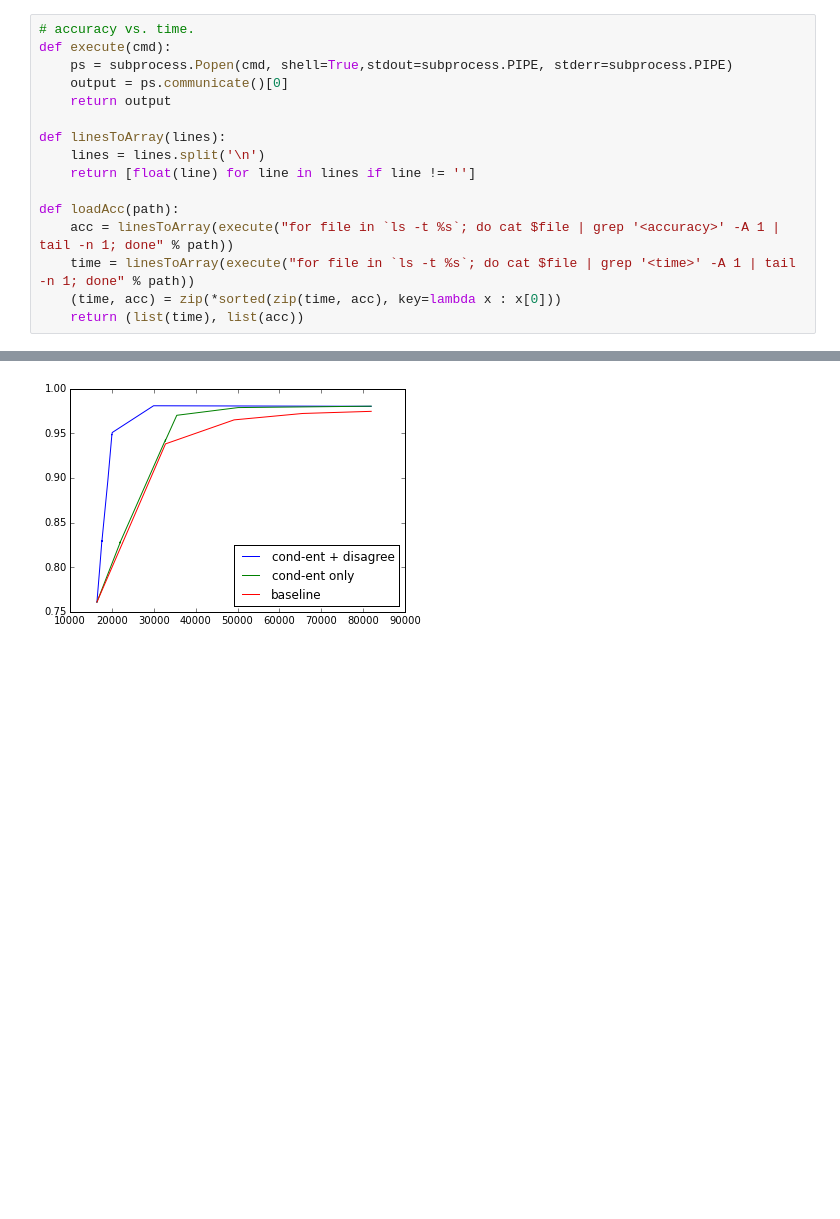
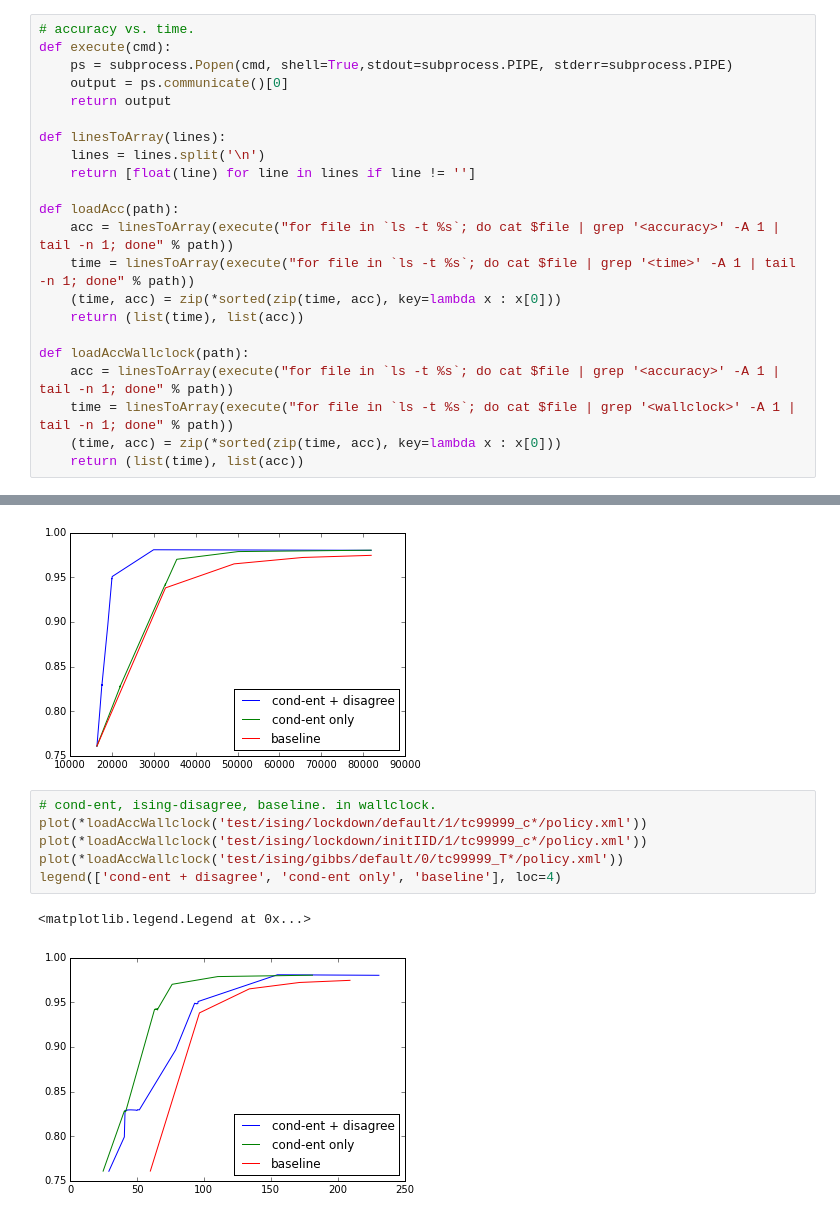
Before and after one commit to strin/HeteroSampler, a Jupyter notebook: plot_ising.ipynb, the cells around one changed output, grey strips where cells are left out. Saved outputs shown, nothing was run; the diff lists cells and outputs as text; blank space fills up the shorter version.

```diff
--- a/plot_ising.ipynb
+++ b/plot_ising.ipynb
@@ -90,6 +90,12 @@ def loadAcc(path):
     time = linesToArray(execute("for file in `ls -t %s`; do cat $file | grep '<time>' -A 1 | tail -n 1; done" % path))
     (time, acc) = zip(*sorted(zip(time, acc), key=lambda x : x[0]))
     return (list(time), list(acc))
+
+def loadAccWallclock(path):
+    acc = linesToArray(execute("for file in `ls -t %s`; do cat $file | grep '<accuracy>' -A 1 | tail -n 1; done" % path))
+    time = linesToArray(execute("for file in `ls -t %s`; do cat $file | grep '<wallclock>' -A 1 | tail -n 1; done" % path))
+    (time, acc) = zip(*sorted(zip(time, acc), key=lambda x : x[0]))
+    return (list(time), list(acc))
 # %%
 # cond-ent, ising-disagree, baseline.
 plot(*loadAcc('test/ising/lockdown/default/1/tc99999_c*/policy.xml'))
@@ -99,3 +105,12 @@ legend(['cond-ent + disagree', 'cond-ent only', 'baseline'], loc=4)
 # %% [output]
 <matplotlib.legend.Legend at 0x...>
 [figure]
+# %%
+# cond-ent, ising-disagree, baseline. in wallclock.
+plot(*loadAccWallclock('test/ising/lockdown/default/1/tc99999_c*/policy.xml'))
+plot(*loadAccWallclock('test/ising/lockdown/initIID/1/tc99999_c*/policy.xml'))
+plot(*loadAccWallclock('test/ising/gibbs/default/0/tc99999_T*/policy.xml'))
+legend(['cond-ent + disagree', 'cond-ent only', 'baseline'], loc=4)
+# %% [output]
+<matplotlib.legend.Legend at 0x...>
+[figure, added]
```
